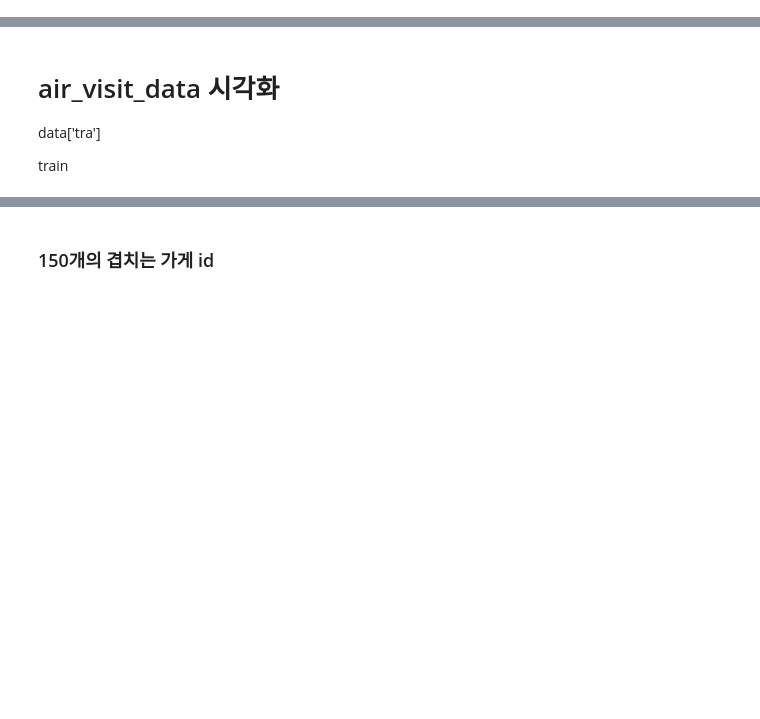
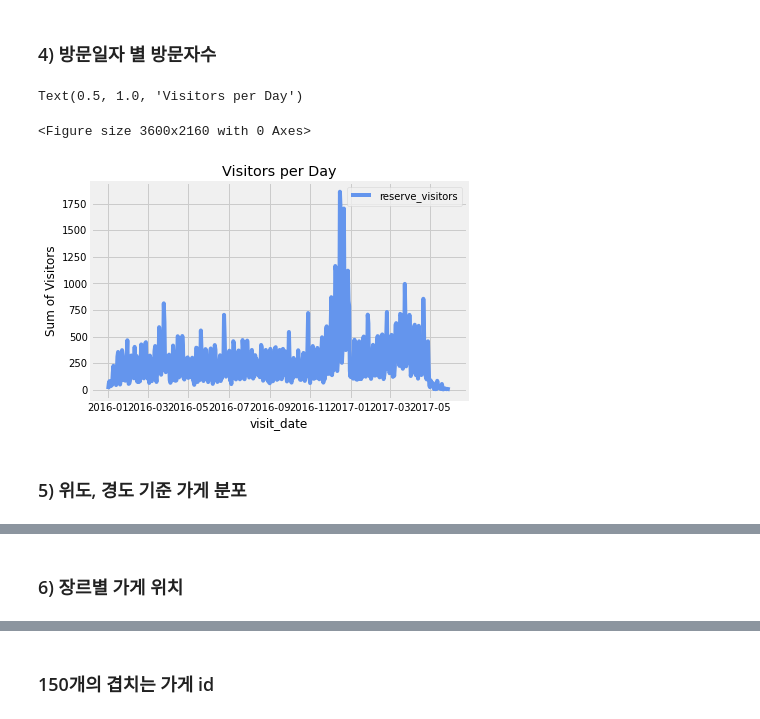
Before and after one commit to rinrin528/AIFFEL-1st-Hackathon, a Jupyter notebook: EDA/EDA통합본.ipynb, the cells around one changed output, grey strips where cells are left out. Cells and saved outputs as stored; diff of their text form; code cells hidden in the pictures; blank space fills up the shorter version.

```diff
--- a/EDA/EDA통합본.ipynb
+++ b/EDA/EDA통합본.ipynb
@@ -285,3 +222,20 @@ Text(0.5, 1.0, 'Visitors')
+# %% [markdown]
+### 4) 방문일자 별 방문자수
+# %%
+fig = plt.figure(figsize=(50,30))
+
+plt1 = data['hr'].groupby(['visit_date'], as_index=False).agg({'reserve_visitors': np.sum})   # 방문날짜를 기준으로 묶어서 방문자 수를 더한값
+plt1=plt1.set_index('visit_date')
+plt1.plot(color='cornflowerblue', kind='line')
+
+plt.ylabel("Sum of Visitors")
+plt.title("Visitors per Day")
+# %% [output]
+Text(0.5, 1.0, 'Visitors per Day')
+<Figure size 3600x2160 with 0 Axes>
+[figure, added]
+# %% [markdown]
+### 5) 위도, 경도 기준 가게 분포
 # %%
 import folium
 from folium import plugins
@@ -297,6 +251,8 @@ heatmap=plugins.HeatMap(locationheat).add_to(map1)
 map1
 # %% [output]
 [interactive output not drawn]
+# %% [markdown]
+### 6) 장르별 가게 위치
 # %%
 location =stores.groupby(['air_store_id','air_genre_name'])['latitude','longitude'].mean().reset_index()
 locationlist = location[['latitude', 'longitude']]
@@ -315,8 +271,3 @@ for point in range(0, len(location)):
 map2
 # %% [output]
 [interactive output not drawn]
-# %% [markdown]
-# air_visit_data 시각화
-data['tra']
-
-train
```
Also changed, not shown: parts of 146 cells of this notebook.
